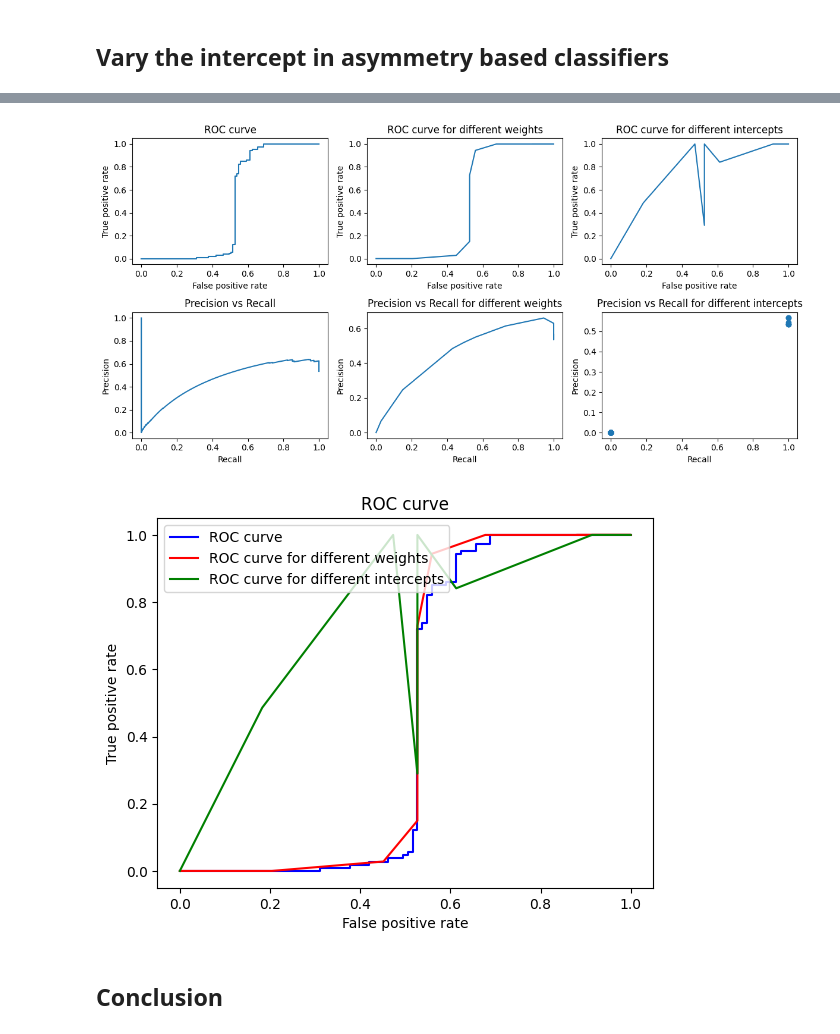
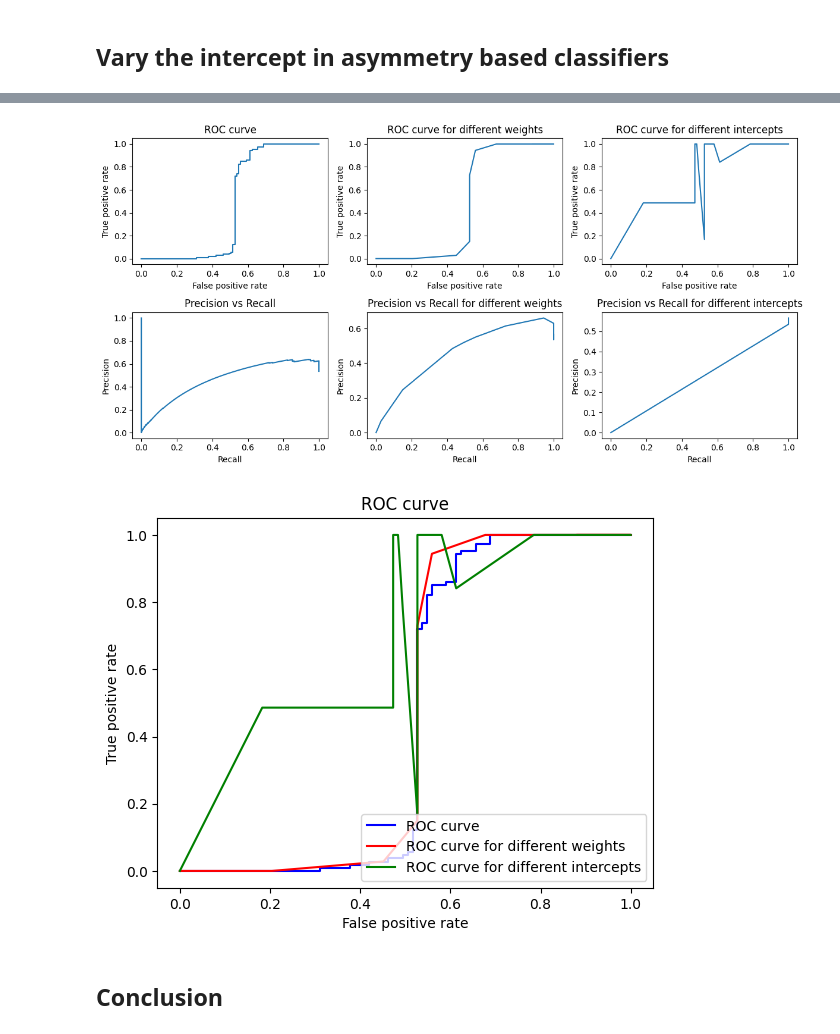
Before and after one commit to katzkid/RoC_Analysis, a Jupyter notebook: RoC_Analysis.ipynb, the cells around one changed output, grey strips where cells are left out. Saved outputs shown, nothing was run; the diff lists cells and outputs as text; code cells hidden in the pictures.

Commit message:
vary intercept 10000 points

```diff
--- a/RoC_Analysis.ipynb
+++ b/RoC_Analysis.ipynb
@@ -420,6 +392,13 @@ tpr_weighted = [v["tpr"] for v in dict_intercept_clfs.values()]
 roc_points = sorted(zip(fpr_weighted, tpr_weighted))
 fpr_weighted_sorted = [p[0] for p in roc_points]
 tpr_weighted_sorted = [p[1] for p in roc_points]
+
+# Extract and sort precision-recall values
+recall_weighted = [v["recall"] for v in dict_intercept_clfs.values()]
+precision_weighted = [v["precision"] for v in dict_intercept_clfs.values()]
+pr_points = sorted(zip(recall_weighted, precision_weighted))
+recall_weighted_sorted = [p[0] for p in pr_points]
+precision_weighted_sorted = [p[1] for p in pr_points]
 
 # Plot the FPR vs TPR for the different weights
 fig,ax = plt.subplots(2, 3, figsize=(12, 6))
@@ -434,36 +413,36 @@ ax[0][1].set_title('ROC curve for different weights')
 ax[0][2].plot(fpr_weighted_sorted, tpr_weighted_sorted)
 ax[0][2].set_xlabel('False positive rate')
 ax[0][2].set_ylabel('True positive rate')
 ax[0][2].set_title('ROC curve for different intercepts')
 ax[1][0].plot(recall_prc, precision_prc)
 ax[1][0].set_xlabel('Recall')
 ax[1][0].set_ylabel('Precision')
 ax[1][0].set_title('Precision vs Recall')
 ax[1][1].plot([v["recall"] for v in dict_weighted_clfs.values()], [v["precision"] for v in dict_weighted_clfs.values()])
 ax[1][1].set_xlabel('Recall')
 ax[1][1].set_ylabel('Precision')
 ax[1][1].set_title('Precision vs Recall for different weights')
-ax[1][2].scatter([v["recall"] for v in dict_intercept_clfs.values()], [v["precision"] for v in dict_intercept_clfs.values()])
+ax[1][2].plot(recall_weighted_sorted, precision_weighted_sorted)
 ax[1][2].set_xlabel('Recall')
 ax[1][2].set_ylabel('Precision')
 ax[1][2].set_title('Precision vs Recall for different intercepts')
 plt.tight_layout()
 plt.show()
 
 # Plot both the curves on the same plot figure
 plt.figure()
 figsize=(12, 12)
 plt.plot(fpr_roc, tpr_roc, label='ROC curve',color='blue')
 plt.plot([v["fpr"] for v in dict_weighted_clfs.values()], [v["tpr"] for v in dict_weighted_clfs.values()], label='ROC curve for different weights',color='red')
 plt.plot(fpr_weighted_sorted, tpr_weighted_sorted, label='ROC curve for different intercepts',color='green')
 plt.xlabel('False positive rate')
 plt.ylabel('True positive rate')
 plt.legend()
 plt.title('ROC curve')
 plt.show()
 # %% [output]
-[figure, old version]
+[figure, new version]
-[figure, old version]
+[figure, new version]
 # %% [markdown]
 ## Conclusion
 # %% [markdown]
```
Also changed, not shown: parts of 3 cells of this notebook, 1 other file.
